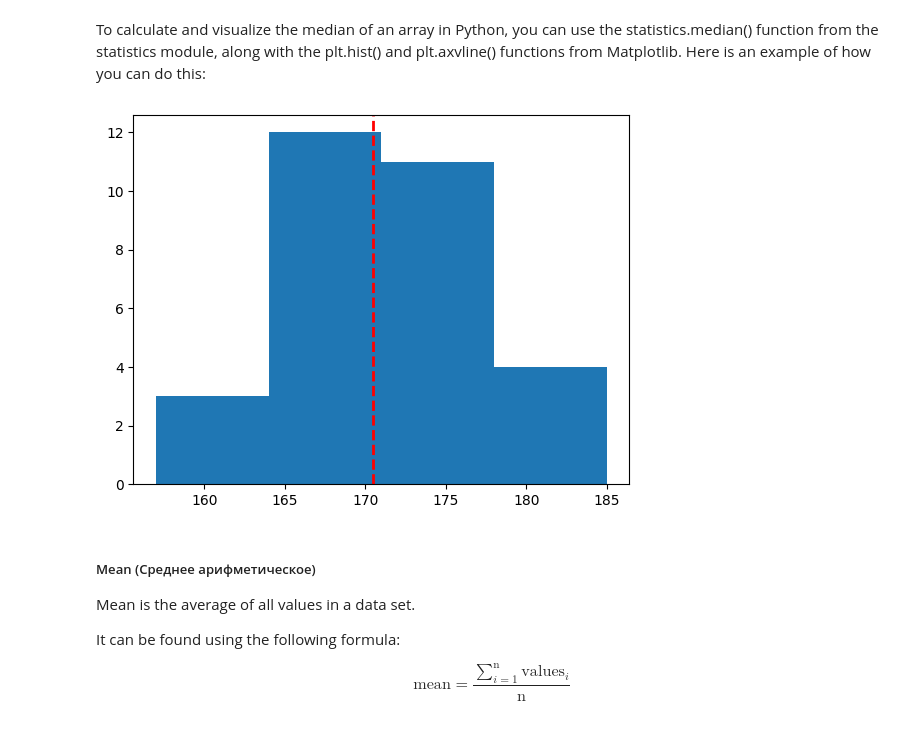
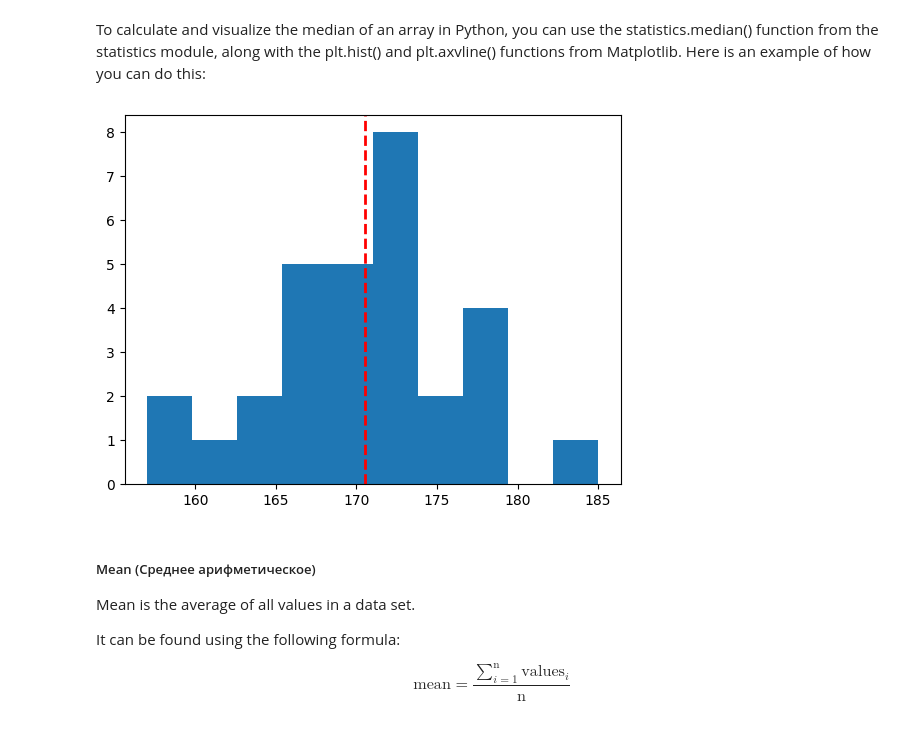
Before and after one commit to Alexey3250/Statistics_foundations_1, a Jupyter notebook: notes.ipynb, the cells around one changed output. Drawn from its saved outputs; the diff is of its cells as text; code cells hidden in the pictures.

```diff
--- a/notes.ipynb
+++ b/notes.ipynb
@@ -213,23 +213,23 @@ To calculate and visualize the median of an array in Python, you can use the sta
 # %%
 import matplotlib.pyplot as plt
 import statistics
 
 # Define an array of values
 values = np.array([185,175,170,169,171,172,175,157,170,172,167,173,168,167,166,167,169,172,177,178,165,161,179,159,164,178,172,170,173,171])
 
 # Calculate the median
 median = statistics.median(values)
 
 # Plot the histogram
-plt.hist(values, bins=4)
+plt.hist(values)
 
 # Add a vertical line at the median value
 plt.axvline(median, color='r', linestyle='dashed', linewidth=2)
 
 # Show the plot
 plt.show()
 # %% [output]
-[figure, old version]
+[figure, new version]
 # %% [markdown]
 ##### Mean (Среднее арифметическое)
 
```
Also changed, not shown: parts of 1 cell of this notebook.
